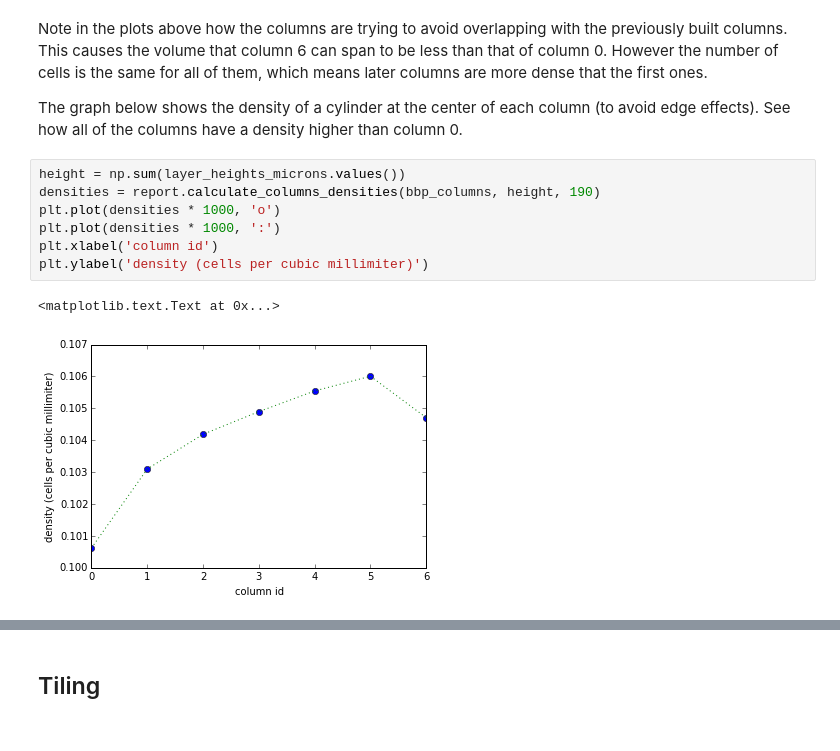
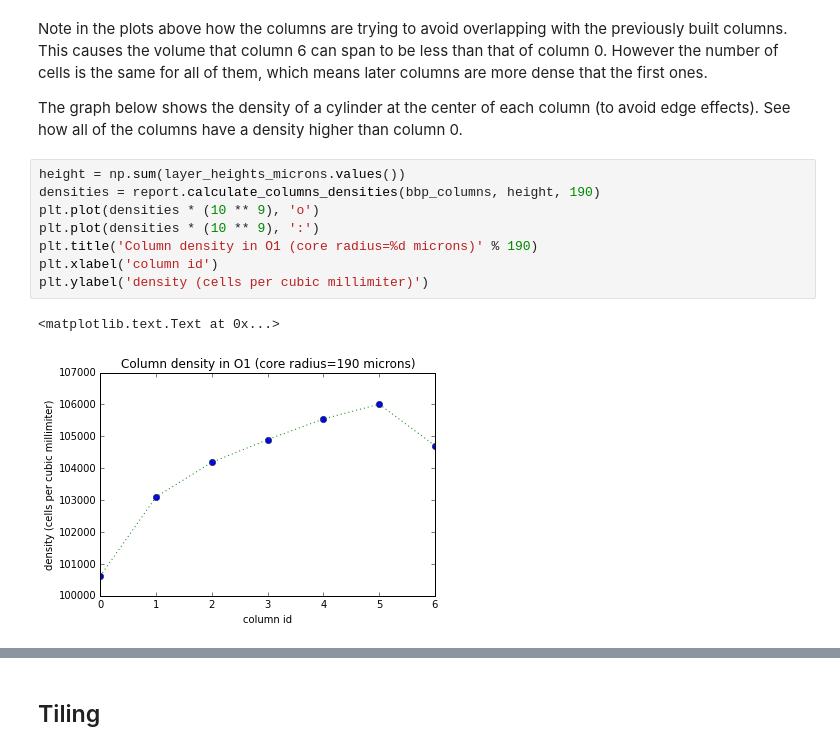
Before and after one commit to BlueBrain/voxcell, a Jupyter notebook: notebooks/MicrocircuitAnalysis.ipynb, the cells around one changed output, grey strips where cells are left out. Saved outputs shown, nothing was run; the diff lists cells and outputs as text.

```diff
--- a/notebooks/MicrocircuitAnalysis.ipynb
+++ b/notebooks/MicrocircuitAnalysis.ipynb
@@ -105,10 +105,11 @@ The graph below shows the density of a cylinder at the center of each column (to
 # %%
 height = np.sum(layer_heights_microns.values())
 densities = report.calculate_columns_densities(bbp_columns, height, 190)
-plt.plot(densities * 1000, 'o')
-plt.plot(densities * 1000, ':')
+plt.plot(densities * (10 ** 9), 'o')
+plt.plot(densities * (10 ** 9), ':')
+plt.title('Column density in O1 (core radius=%d microns)' % 190)
 plt.xlabel('column id')
 plt.ylabel('density (cells per cubic millimiter)')
 # %% [output]
 <matplotlib.text.Text at 0x...>
-[figure, old version]
+[figure, new version]
```
Also changed, not shown: parts of 7 cells of this notebook, 3 other files.
